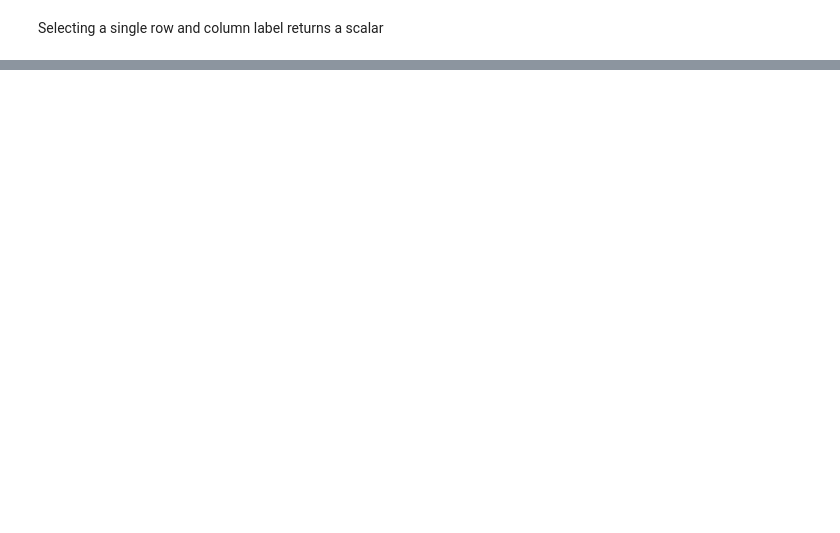
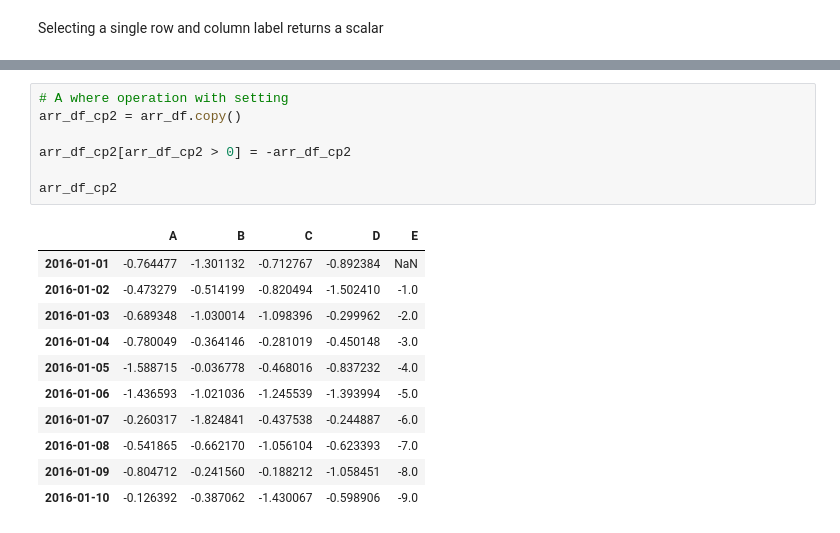
Before and after one commit to MakoriNyachaki/Data_Analysis, a Jupyter notebook: pandas/001_pandas_introduction.ipynb, the cells around one changed output, grey strips where cells are left out. Drawn from its saved outputs; the diff is of its cells as text; blank space fills up the shorter version.

```diff
--- a/pandas/001_pandas_introduction.ipynb
+++ b/pandas/001_pandas_introduction.ipynb
@@ -346,0 +537,19 @@ np.float64(-0.6953098518764183)
+# %%
+# A where operation with setting
+arr_df_cp2 = arr_df.copy()
+
+arr_df_cp2[arr_df_cp2 > 0] = -arr_df_cp2
+
+arr_df_cp2
+# %% [output]
+|  | A | B | C | D | E |
+| 2016-01-01 | -0.764477 | -1.301132 | -0.712767 | -0.892384 | NaN |
+| 2016-01-02 | -0.473279 | -0.514199 | -0.820494 | -1.502410 | -1.0 |
+| 2016-01-03 | -0.689348 | -1.030014 | -1.098396 | -0.299962 | -2.0 |
+| 2016-01-04 | -0.780049 | -0.364146 | -0.281019 | -0.450148 | -3.0 |
+| 2016-01-05 | -1.588715 | -0.036778 | -0.468016 | -0.837232 | -4.0 |
+| 2016-01-06 | -1.436593 | -1.021036 | -1.245539 | -1.393994 | -5.0 |
+| 2016-01-07 | -0.260317 | -1.824841 | -0.437538 | -0.244887 | -6.0 |
+| 2016-01-08 | -0.541865 | -0.662170 | -1.056104 | -0.623393 | -7.0 |
+| 2016-01-09 | -0.804712 | -0.241560 | -0.188212 | -1.058451 | -8.0 |
+| 2016-01-10 | -0.126392 | -0.387062 | -1.430067 | -0.598906 | -9.0 |
```
Also changed, not shown: parts of 45 cells of this notebook, 11 other files.
